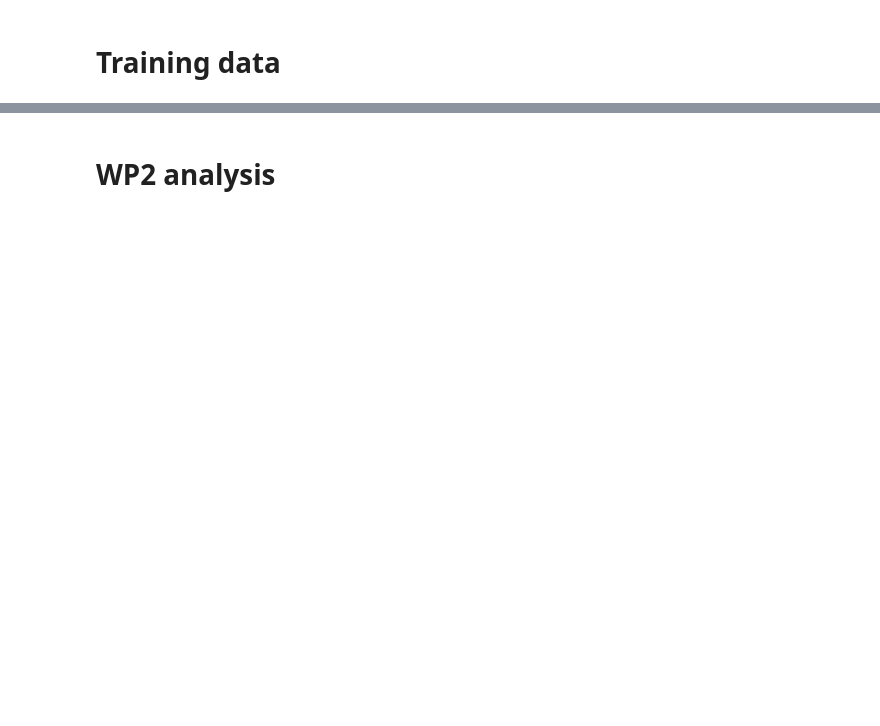
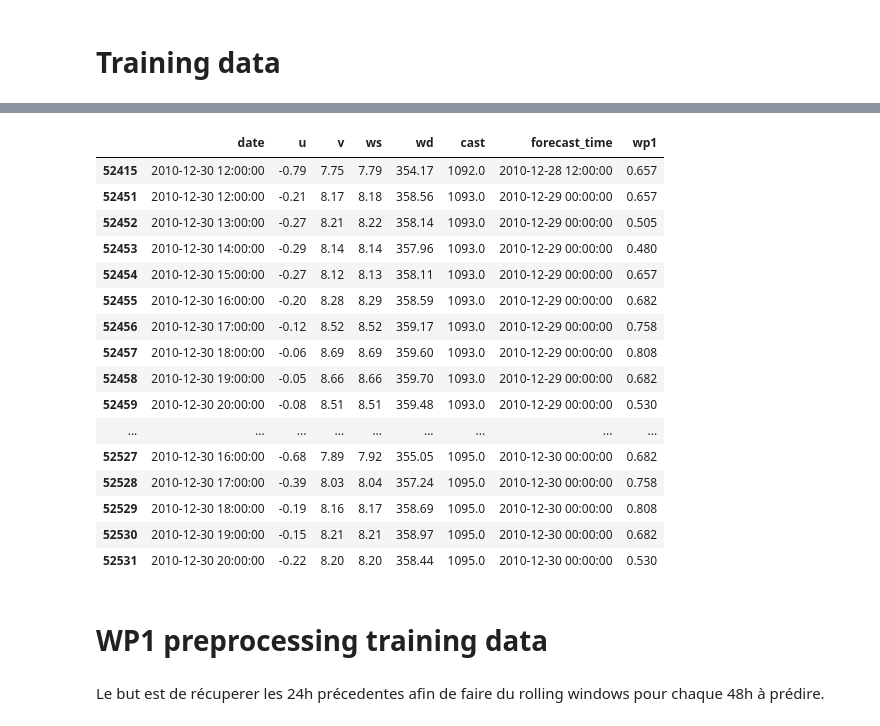
Before and after one commit to MorganeVives/DataChallenge_WP_phase2, a Jupyter notebook: EDA_MV.ipynb, the cells around one changed output, grey strips where cells are left out. Cells and saved outputs as stored; diff of their text form; code cells hidden in the pictures; blank space fills up the shorter version.

```diff
--- a/EDA_MV.ipynb
+++ b/EDA_MV.ipynb
@@ -178,2 +140,23 @@ wp_1_forecast[(wp_1_forecast.date >= test_start_date) & (wp_1_forecast.date <= t
+# %%
+testing_data = pd.DataFrame()
+for i in range(4, int(len(wp_1_training)/48 + 1)):
+# %% [output]
+|  | date | u | v | ws | wd | cast | forecast_time | wp1 |
+| 52415 | 2010-12-30 12:00:00 | -0.79 | 7.75 | 7.79 | 354.17 | 1092.0 | 2010-12-28 12:00:00 | 0.657 |
+| 52451 | 2010-12-30 12:00:00 | -0.21 | 8.17 | 8.18 | 358.56 | 1093.0 | 2010-12-29 00:00:00 | 0.657 |
+| 52452 | 2010-12-30 13:00:00 | -0.27 | 8.21 | 8.22 | 358.14 | 1093.0 | 2010-12-29 00:00:00 | 0.505 |
+| 52453 | 2010-12-30 14:00:00 | -0.29 | 8.14 | 8.14 | 357.96 | 1093.0 | 2010-12-29 00:00:00 | 0.480 |
+| 52454 | 2010-12-30 15:00:00 | -0.27 | 8.12 | 8.13 | 358.11 | 1093.0 | 2010-12-29 00:00:00 | 0.657 |
+| 52455 | 2010-12-30 16:00:00 | -0.20 | 8.28 | 8.29 | 358.59 | 1093.0 | 2010-12-29 00:00:00 | 0.682 |
+| 52456 | 2010-12-30 17:00:00 | -0.12 | 8.52 | 8.52 | 359.17 | 1093.0 | 2010-12-29 00:00:00 | 0.758 |
+| 52457 | 2010-12-30 18:00:00 | -0.06 | 8.69 | 8.69 | 359.60 | 1093.0 | 2010-12-29 00:00:00 | 0.808 |
+| 52458 | 2010-12-30 19:00:00 | -0.05 | 8.66 | 8.66 | 359.70 | 1093.0 | 2010-12-29 00:00:00 | 0.682 |
+| 52459 | 2010-12-30 20:00:00 | -0.08 | 8.51 | 8.51 | 359.48 | 1093.0 | 2010-12-29 00:00:00 | 0.530 |
+| ... | ... | ... | ... | ... | ... | ... | ... | ... |
+| 52527 | 2010-12-30 16:00:00 | -0.68 | 7.89 | 7.92 | 355.05 | 1095.0 | 2010-12-30 00:00:00 | 0.682 |
+| 52528 | 2010-12-30 17:00:00 | -0.39 | 8.03 | 8.04 | 357.24 | 1095.0 | 2010-12-30 00:00:00 | 0.758 |
+| 52529 | 2010-12-30 18:00:00 | -0.19 | 8.16 | 8.17 | 358.69 | 1095.0 | 2010-12-30 00:00:00 | 0.808 |
+| 52530 | 2010-12-30 19:00:00 | -0.15 | 8.21 | 8.21 | 358.97 | 1095.0 | 2010-12-30 00:00:00 | 0.682 |
+| 52531 | 2010-12-30 20:00:00 | -0.22 | 8.20 | 8.20 | 358.44 | 1095.0 | 2010-12-30 00:00:00 | 0.530 |
 # %% [markdown]
-# WP2 analysis
+# WP1 preprocessing training data
@@ -184,0 +163,2 @@ wp_2_forecast = finding_batch_forecast(wp_2_forecast)
+# %% [markdown]
+Le but est de récuperer les 24h précedentes afin de faire du rolling windows pour chaque 48h à prédire.
```
Also changed, not shown: parts of 37 cells of this notebook, 1 other file.
